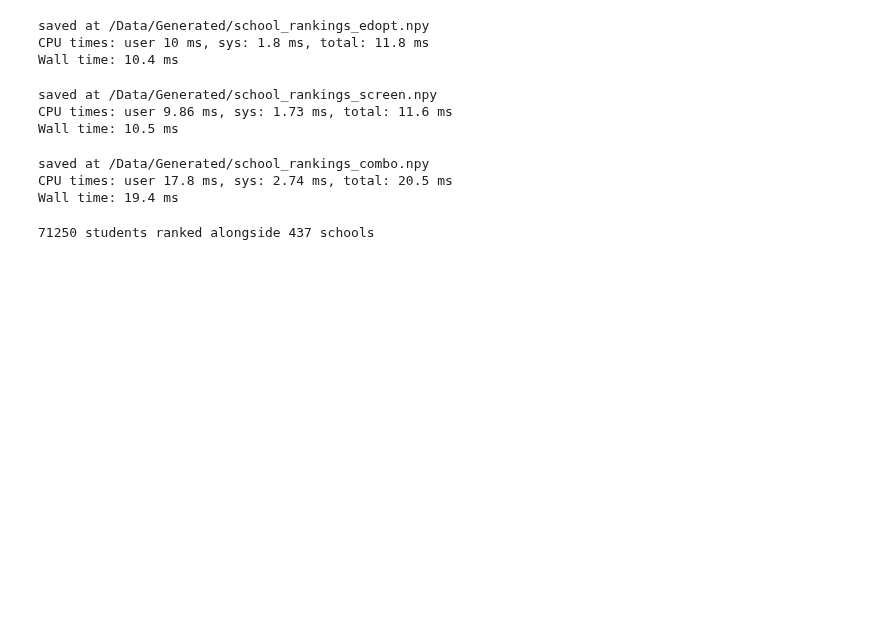
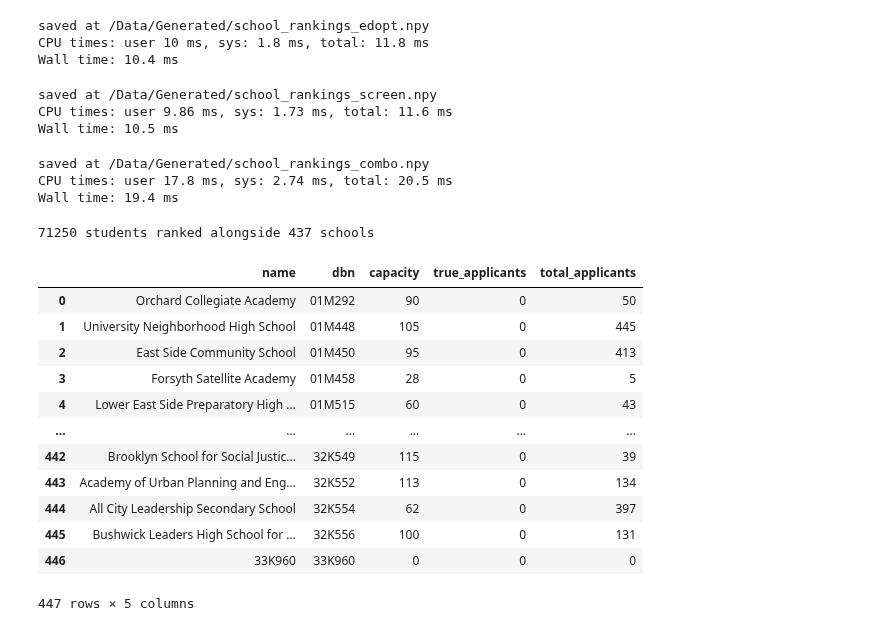
Before and after one commit to KoraSHughes/DataLife, a Jupyter notebook: BackEnd/load.ipynb, the cells around one changed output. Saved outputs shown, nothing was run; the diff lists cells and outputs as text; code cells hidden in the pictures; blank space fills up the shorter version.

Commit message:
Adding in real school data

```diff
--- a/BackEnd/load.ipynb
+++ b/BackEnd/load.ipynb
@@ -893,3 +935,28 @@ def insert_student(student_data, df):
 # %%
 # TODO collinearity matrix between ranking and student attributes like test scores/lottery number
 # TODO: add gale-shapley priority => 'set asside'
+# %%
+# looking at real admissions data
+school_info = np.load("Data/schools_info_incomplete.npy", allow_pickle=True).item()
+# {name: (dbn, capacity, true applicants, total applicants)}
+
+temp = []
+for name, data in school_info.items():
+    temp.append([name]+[d for d in data])
+school_df = pd.DataFrame(temp, columns=["name", "dbn", "capacity", "true_applicants", "total_applicants"])
+# Note: true applicants not found yet
+school_df
+# %% [output]
+|  | name | dbn | capacity | true_applicants | total_applicants |
+| 0 | Orchard Collegiate Academy | 01M292 | 90 | 0 | 50 |
+| 1 | University Neighborhood High School | 01M448 | 105 | 0 | 445 |
+| 2 | East Side Community School | 01M450 | 95 | 0 | 413 |
+| 3 | Forsyth Satellite Academy | 01M458 | 28 | 0 | 5 |
+| 4 | Lower East Side Preparatory High ... | 01M515 | 60 | 0 | 43 |
+| ... | ... | ... | ... | ... | ... |
+| 442 | Brooklyn School for Social Justic... | 32K549 | 115 | 0 | 39 |
+| 443 | Academy of Urban Planning and Eng... | 32K552 | 113 | 0 | 134 |
+| 444 | All City Leadership Secondary School | 32K554 | 62 | 0 | 397 |
+| 445 | Bushwick Leaders High School for ... | 32K556 | 100 | 0 | 131 |
+| 446 | 33K960 | 33K960 | 0 | 0 | 0 |
+447 rows × 5 columns
```
Also changed, not shown: parts of 13 cells of this notebook, 4 other files.
